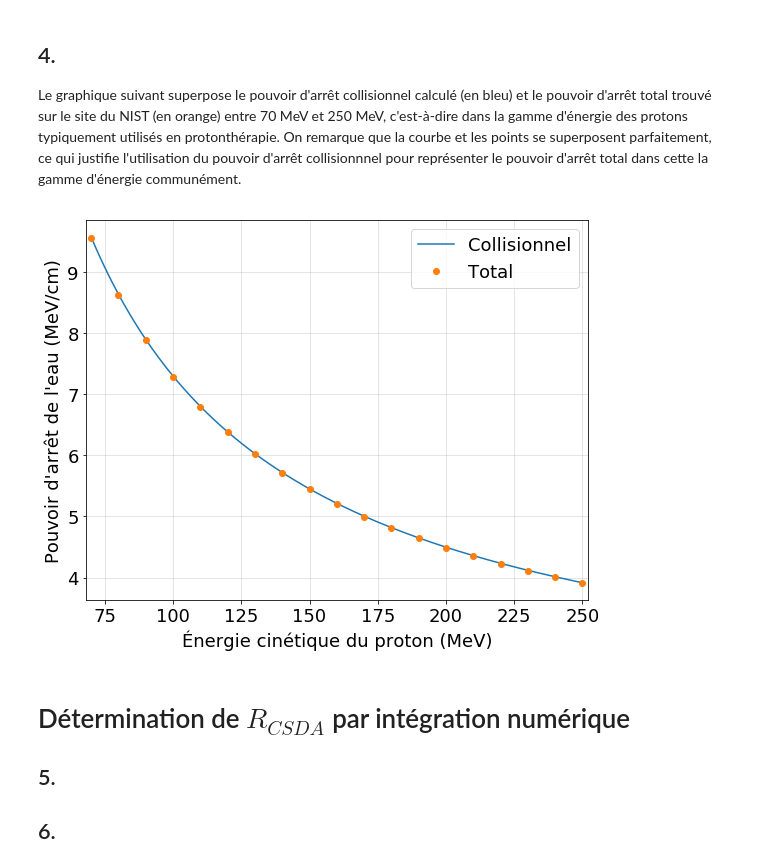
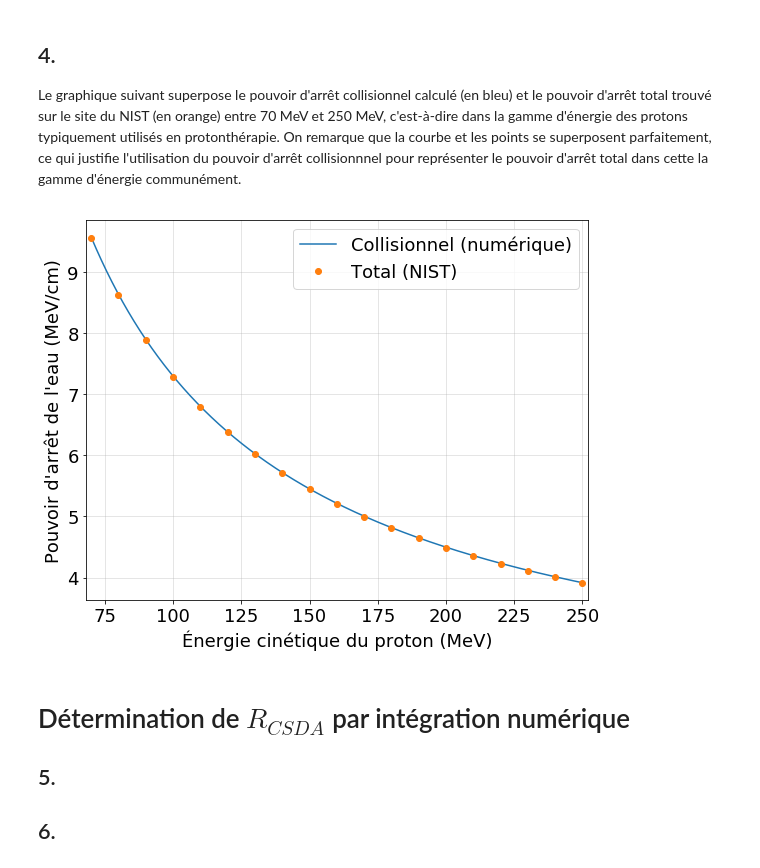
Before and after one commit to gahem1/Physique_Numerique, a Jupyter notebook: TP1_Gabriel_Hemond_Meriem_Khalfoun.ipynb, the cells around one changed output. Saved outputs shown, nothing was run; the diff lists cells and outputs as text; code cells hidden in the pictures.

```diff
--- a/TP1_Gabriel_Hemond_Meriem_Khalfoun.ipynb
+++ b/TP1_Gabriel_Hemond_Meriem_Khalfoun.ipynb
@@ -113,18 +113,18 @@ On remarque que la courbe et les points se superposent parfaitement, ce qui just
 # %%
 axis_ref = np.linspace(70, 250, 19)
 ref = [9.559,8.625,7.888,7.289,6.794,6.377,6.021,5.713,5.445,5.209,4.999,4.812,4.644,4.492,4.354,4.229,4.114,4.008,3.911]
 axis = np.linspace(70, 250, 4000)
 plt.figure(figsize=(9, 7))
 plt.plot(axis, Scol_eau(axis), axis_ref, ref, 'o')
 plt.xlabel('Énergie cinétique du proton (MeV)', fontsize=18)
 plt.ylabel("Pouvoir d'arrêt de l'eau (MeV/cm)", fontsize=18)
 plt.xticks(fontsize=18)
 plt.yticks(fontsize=18)
-plt.legend(("Collisionnel", "Total"), fontsize=18)
+plt.legend(("Collisionnel (numérique)", "Total (NIST)"), fontsize=18)
 plt.xlim(68, 252)
 plt.grid('on', alpha=0.4)
 # %% [output]
-[figure, old version]
+[figure, new version]
 # %% [markdown]
 # Détermination de $R_{CSDA}$ par intégration numérique
 ## 5.
```
